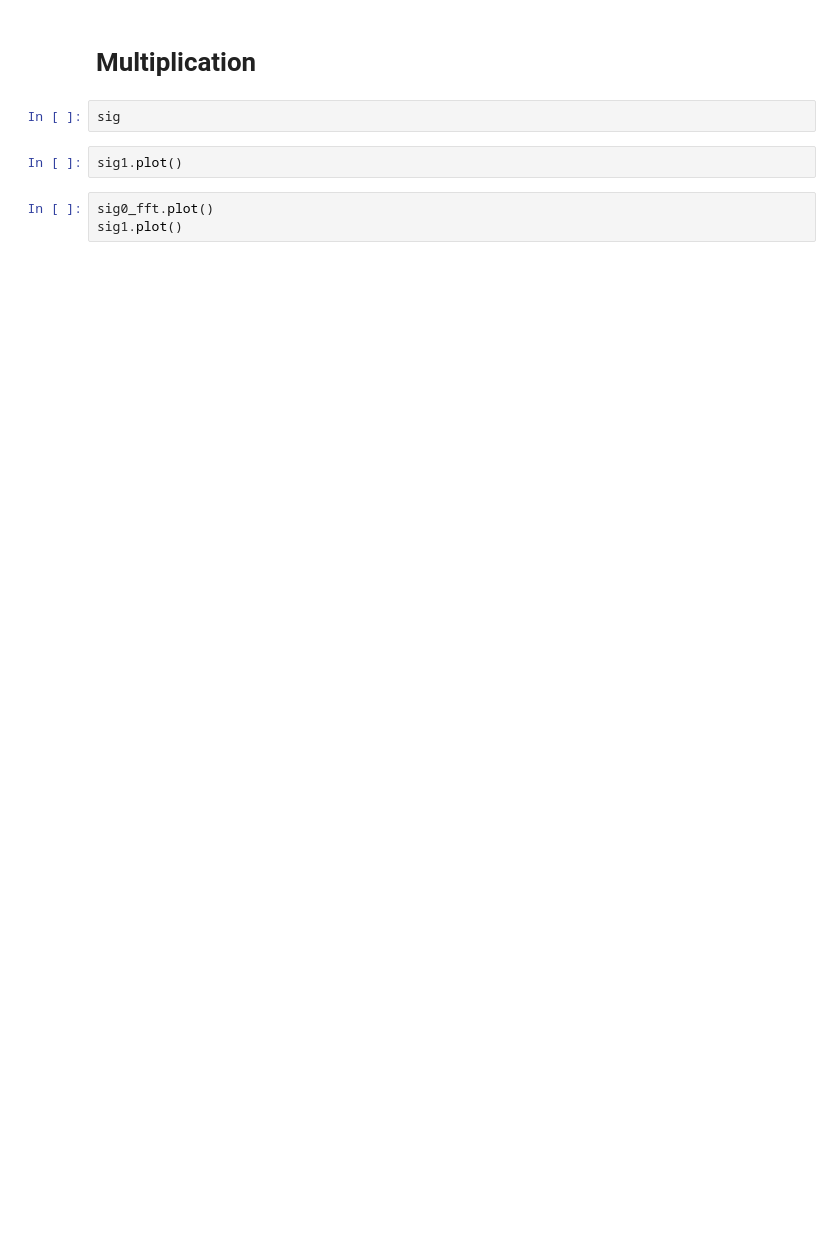
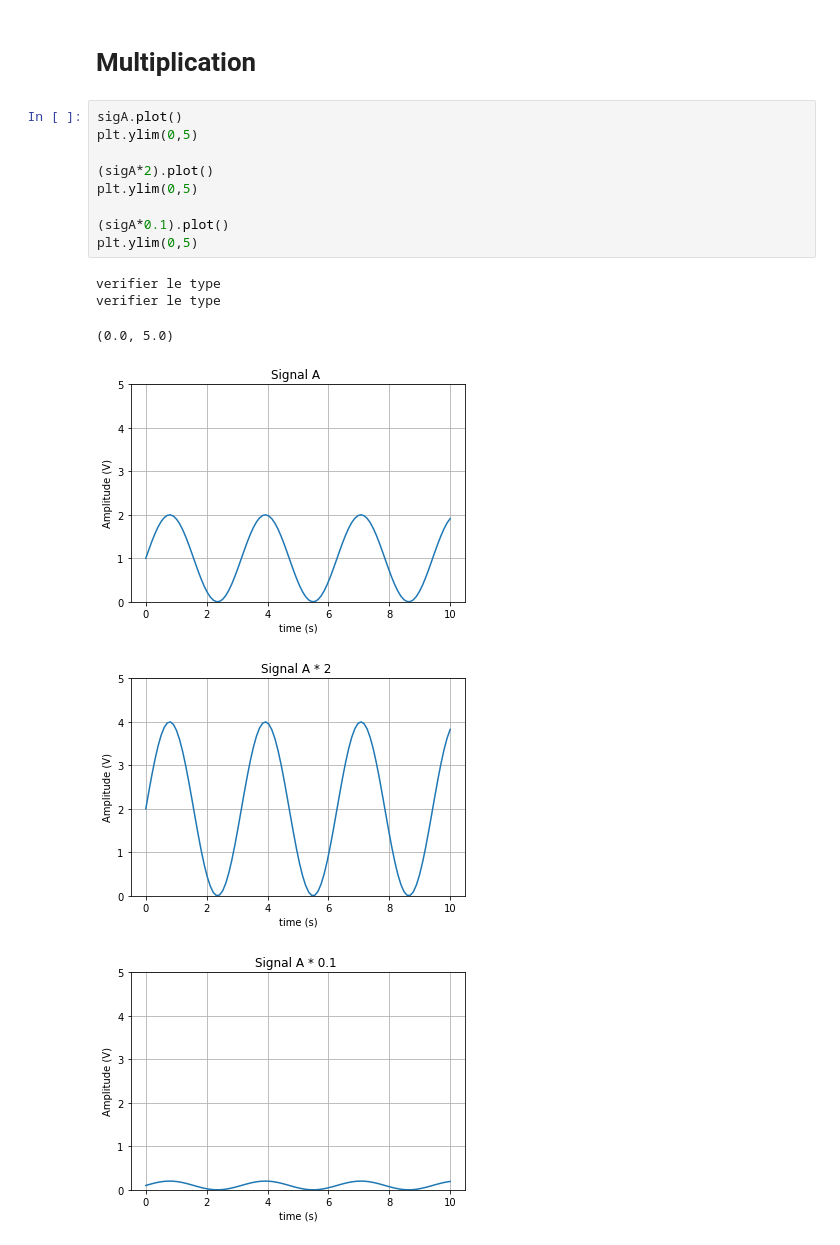
Before and after one commit to Octavius26/Data_analysis, a Jupyter notebook: demo.ipynb, the cells around one changed output. Cells and saved outputs as stored; diff of their text form; blank space fills up the shorter version.

```diff
--- a/demo.ipynb
+++ b/demo.ipynb
@@ -128,9 +130,18 @@ sig_noise2.t0 = 5
 # %% [markdown]
 # Multiplication
-# %%
-sig
-# %%
-sig1.plot()
-# %%
-sig0_fft.plot()
-sig1.plot()
+# %%
+sigA.plot()
+plt.ylim(0,5)
+
+(sigA*2).plot()
+plt.ylim(0,5)
+
+(sigA*0.1).plot()
+plt.ylim(0,5)
+# %% [output]
+verifier le type
+verifier le type
+(0.0, 5.0)
+[figure, added]
+[figure, added]
+[figure, added]
```
Also changed, not shown: parts of 10 cells of this notebook, 1 other file.
